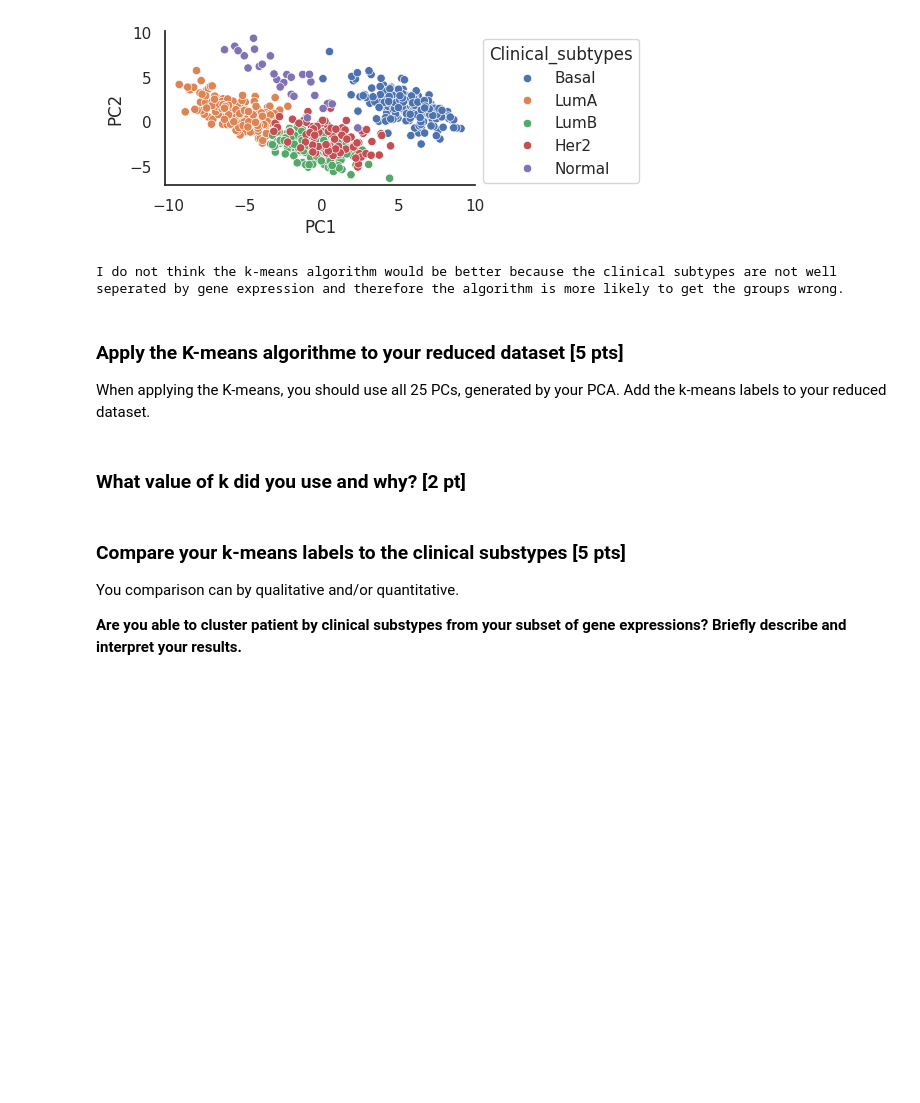
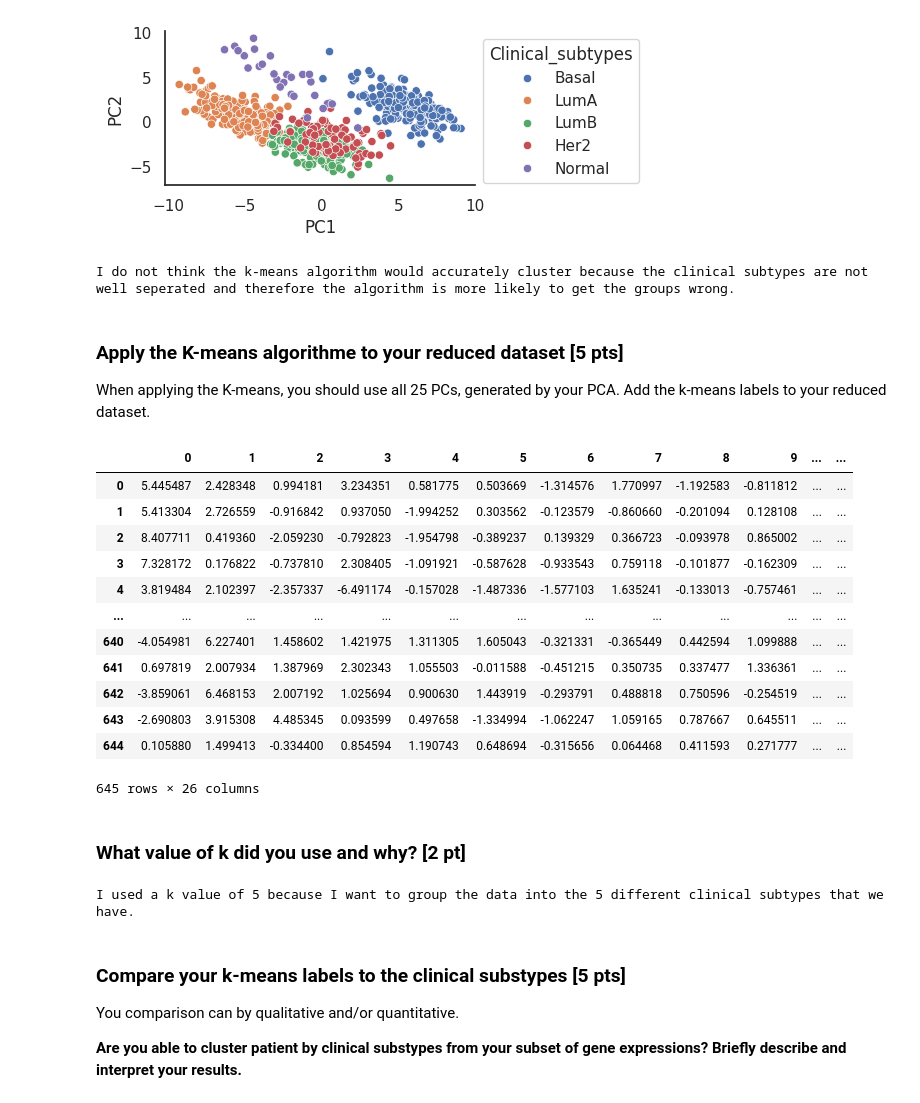
Before and after one commit to nancy-aloy/BIM6065C, a Jupyter notebook: notebooks/exercices_good_practices.ipynb, the cells around one changed output. Cells and saved outputs as stored; diff of their text form; code cells hidden in the pictures; blank space fills up the shorter version.

```diff
--- a/notebooks/exercices_good_practices.ipynb
+++ b/notebooks/exercices_good_practices.ipynb
@@ -265,14 +265,38 @@ sns.despine()
 # %% [output]
 [figure]
 # %%
-print("I do not think the k-means algorithm would be better because the clinical subtypes are not well seperated by gene expression and therefore the algorithm is more likely to get the groups wrong.")
+print("I do not think the k-means algorithm would accurately cluster because the clinical subtypes are not well seperated and therefore the algorithm is more likely to get the groups wrong.")
 # %% [output]
-I do not think the k-means algorithm would be better because the clinical subtypes are not well seperated by gene expression and therefore the algorithm is more likely to get the groups wrong.
+I do not think the k-means algorithm would accurately cluster because the clinical subtypes are not well seperated and therefore the algorithm is more likely to get the groups wrong.
 # %% [markdown]
 ### Apply the K-means algorithme to your reduced dataset [5 pts]
 When applying the K-means, you should use all 25 PCs, generated by your PCA. Add the k-means labels to your reduced dataset.
+# %%
+kmean_algo = sklearn.cluster.KMeans(n_clusters=5, n_init="auto")
+genes_reduce_kmeans = genes_reduce.iloc[:,0:25]
+kmeans_genes = kmean_algo.fit(genes_reduce_kmeans)
+genes_reduce_kmeans.loc[:, "kmeans_labels"] = kmeans_genes.labels_
+genes_reduce_kmeans
+# %% [output]
+|  | 0 | 1 | 2 | 3 | 4 | 5 | 6 | 7 | 8 | 9 | ... | ... |
+| 0 | 5.445487 | 2.428348 | 0.994181 | 3.234351 | 0.581775 | 0.503669 | -1.314576 | 1.770997 | -1.192583 | -0.811812 | ... | ... |
+| 1 | 5.413304 | 2.726559 | -0.916842 | 0.937050 | -1.994252 | 0.303562 | -0.123579 | -0.860660 | -0.201094 | 0.128108 | ... | ... |
+| 2 | 8.407711 | 0.419360 | -2.059230 | -0.792823 | -1.954798 | -0.389237 | 0.139329 | 0.366723 | -0.093978 | 0.865002 | ... | ... |
+| 3 | 7.328172 | 0.176822 | -0.737810 | 2.308405 | -1.091921 | -0.587628 | -0.933543 | 0.759118 | -0.101877 | -0.162309 | ... | ... |
+| 4 | 3.819484 | 2.102397 | -2.357337 | -6.491174 | -0.157028 | -1.487336 | -1.577103 | 1.635241 | -0.133013 | -0.757461 | ... | ... |
+| ... | ... | ... | ... | ... | ... | ... | ... | ... | ... | ... | ... | ... |
+| 640 | -4.054981 | 6.227401 | 1.458602 | 1.421975 | 1.311305 | 1.605043 | -0.321331 | -0.365449 | 0.442594 | 1.099888 | ... | ... |
+| 641 | 0.697819 | 2.007934 | 1.387969 | 2.302343 | 1.055503 | -0.011588 | -0.451215 | 0.350735 | 0.337477 | 1.336361 | ... | ... |
+| 642 | -3.859061 | 6.468153 | 2.007192 | 1.025694 | 0.900630 | 1.443919 | -0.293791 | 0.488818 | 0.750596 | -0.254519 | ... | ... |
+| 643 | -2.690803 | 3.915308 | 4.485345 | 0.093599 | 0.497658 | -1.334994 | -1.062247 | 1.059165 | 0.787667 | 0.645511 | ... | ... |
+| 644 | 0.105880 | 1.499413 | -0.334400 | 0.854594 | 1.190743 | 0.648694 | -0.315656 | 0.064468 | 0.411593 | 0.271777 | ... | ... |
+645 rows × 26 columns
 # %% [markdown]
 ### What value of k did you use and why? [2 pt]
+# %%
+print("I used a k value of 5 because I want to group the data into the 5 different clinical subtypes that we have.")
+# %% [output]
+I used a k value of 5 because I want to group the data into the 5 different clinical subtypes that we have.
 # %% [markdown]
 ### Compare your k-means labels to the clinical substypes [5 pts]
 You comparison can by qualitative and/or quantitative.
```
Also changed, not shown: parts of 2 cells of this notebook.
